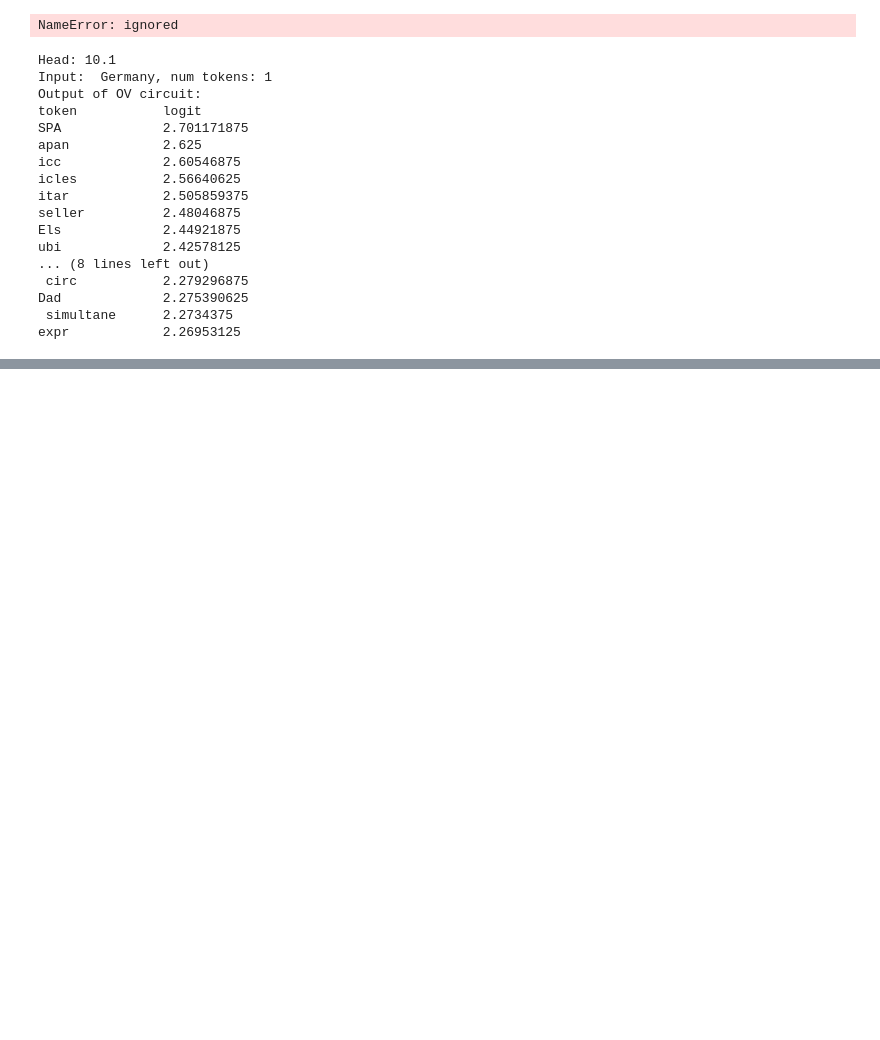
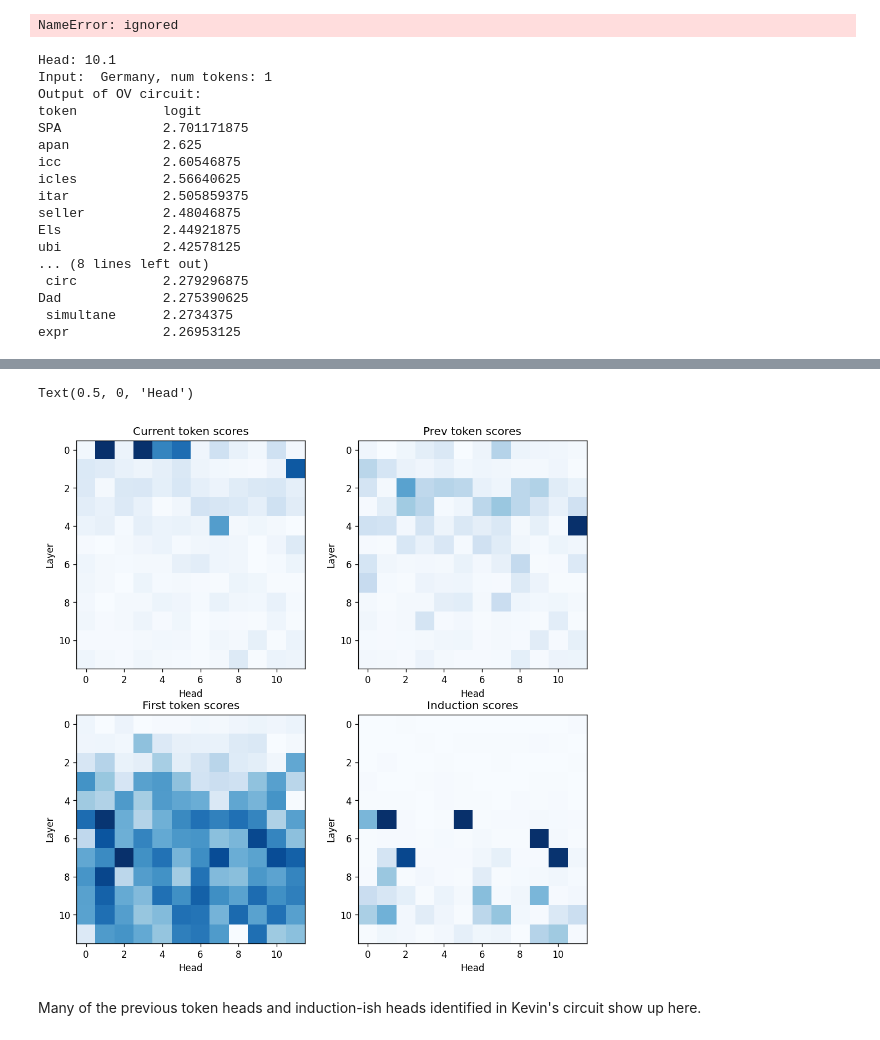
Before and after one commit to haoxing-du/facts-in-llms, a Jupyter notebook: Facts_in_GPT2_sm.ipynb, the cells around one changed output, grey strips where cells are left out. Cells and saved outputs as stored; diff of their text form; code cells hidden in the pictures; blank space fills up the shorter version.

Commit message:
added section identifying the four types of heads

```diff
--- a/Facts_in_GPT2_sm.ipynb
+++ b/Facts_in_GPT2_sm.ipynb
@@ -889,0 +983,30 @@ NameError: ignored
+# %%
+fig = plt.figure(figsize=(10,10), dpi=120)
+plt.subplot(221)
+plt.imshow(current_scores_array, cmap='Blues')
+plt.title("Current token scores")
+plt.ylabel("Layer")
+plt.xlabel("Head")
+
+plt.subplot(222)
+plt.imshow(prev_scores_array, cmap='Blues')
+plt.title("Prev token scores")
+plt.ylabel("Layer")
+plt.xlabel("Head")
+
+plt.subplot(223)
+plt.imshow(first_scores_array, cmap='Blues')
+plt.title("First token scores")
+plt.ylabel("Layer")
+plt.xlabel("Head")
+
+plt.subplot(224)
+plt.imshow(induction_scores_array, cmap='Blues')
+plt.title("Induction scores")
+plt.ylabel("Layer")
+plt.xlabel("Head")
+# %% [output]
+Text(0.5, 0, 'Head')
+[figure, added]
+# %% [markdown]
+Many of the previous token heads and induction-ish heads identified in Kevin's circuit show up here.
```
Also changed, not shown: parts of 16 cells of this notebook.
